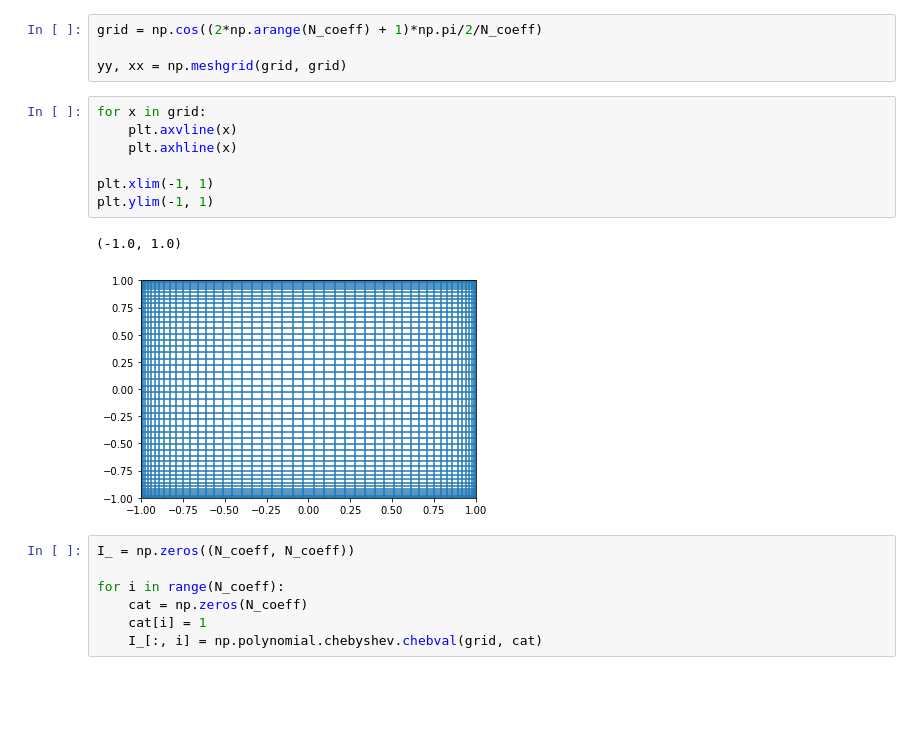
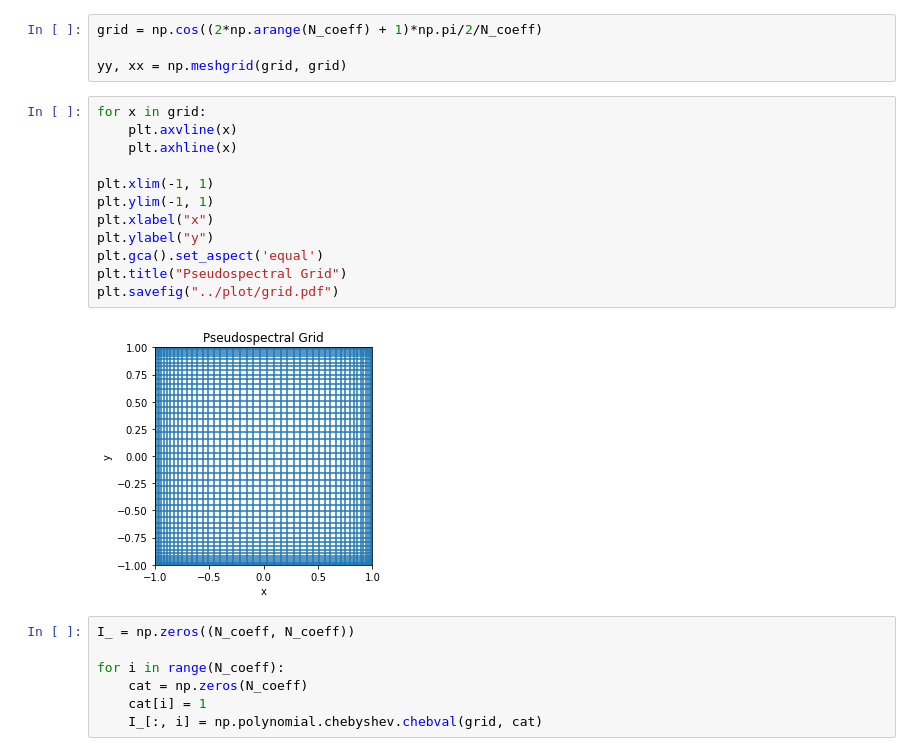
Before and after one commit to evanwonisch/InverseHeatEquation, a Jupyter notebook: misc/chebyshev_solver2D.ipynb, the cells around one changed output. Cells and saved outputs as stored; diff of their text form; blank space fills up the shorter version.

```diff
--- a/misc/chebyshev_solver2D.ipynb
+++ b/misc/chebyshev_solver2D.ipynb
@@ -20,13 +20,17 @@ yy, xx = np.meshgrid(grid, grid)
 # %%
 for x in grid:
     plt.axvline(x)
     plt.axhline(x)
 
 plt.xlim(-1, 1)
 plt.ylim(-1, 1)
+plt.xlabel("x")
+plt.ylabel("y")
+plt.gca().set_aspect('equal')
+plt.title("Pseudospectral Grid")
+plt.savefig("../plot/grid.pdf")
 # %% [output]
-(-1.0, 1.0)
-[figure, old version]
+[figure, new version]
 # %%
 I_ = np.zeros((N_coeff, N_coeff))
 
```
Also changed, not shown: 4 other files.
